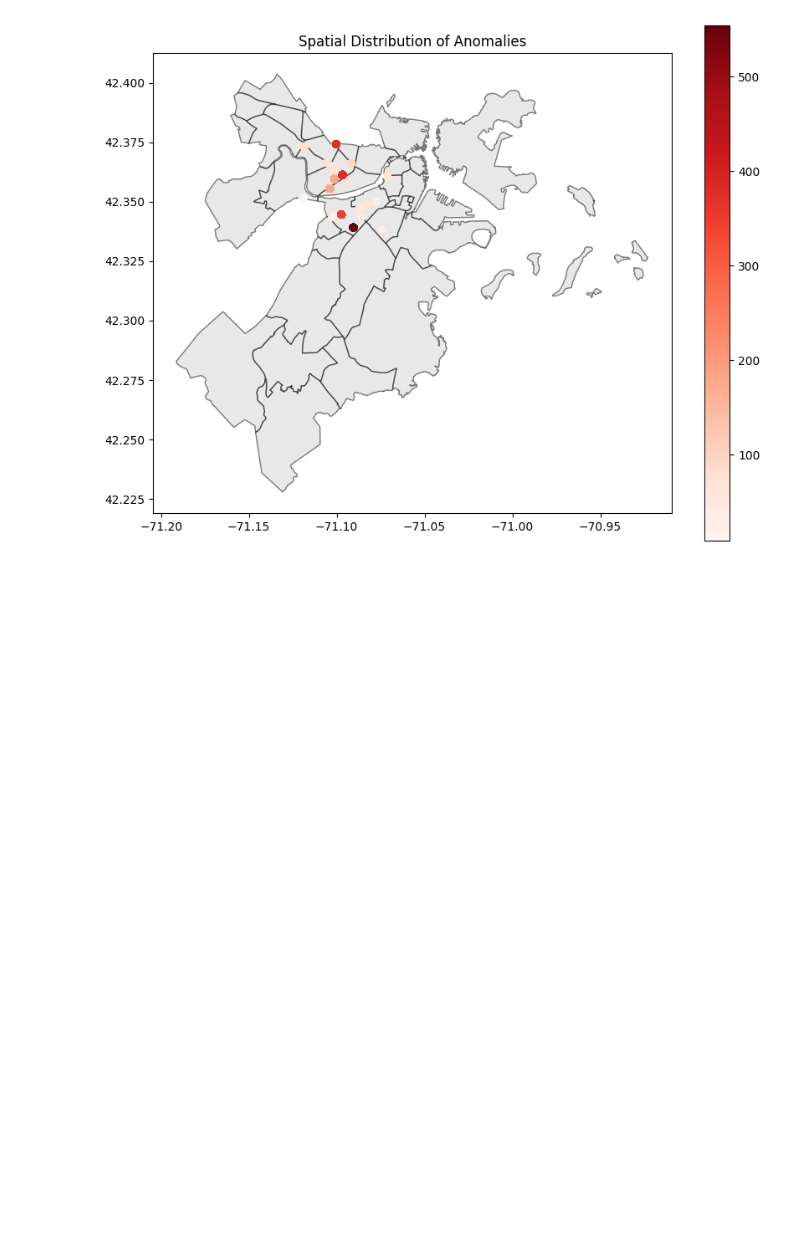
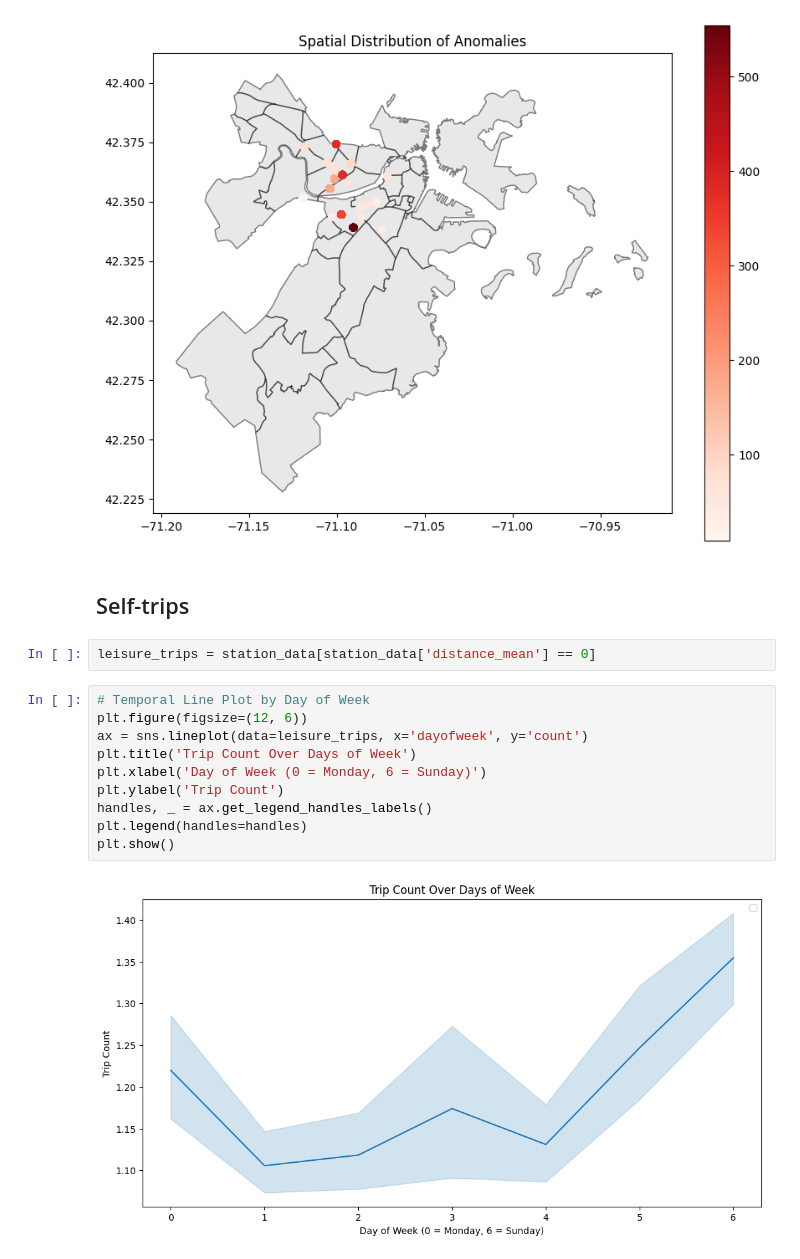
Before and after one commit to elnurisg/anomaly_detection_for_shared_mobility, a Jupyter notebook: station_focus/data_analysis.ipynb, the cells around one changed output. Drawn from its saved outputs; the diff is of its cells as text; blank space fills up the shorter version.

```diff
--- a/station_focus/data_analysis.ipynb
+++ b/station_focus/data_analysis.ipynb
@@ -431,3 +600,19 @@ plt.title('Spatial Distribution of Anomalies')
 plt.show()
 # %% [output]
 [figure]
+# %% [markdown]
+## Self-trips
+# %%
+leisure_trips = station_data[station_data['distance_mean'] == 0]
+# %%
+# Temporal Line Plot by Day of Week
+plt.figure(figsize=(12, 6))
+ax = sns.lineplot(data=leisure_trips, x='dayofweek', y='count')
+plt.title('Trip Count Over Days of Week')
+plt.xlabel('Day of Week (0 = Monday, 6 = Sunday)')
+plt.ylabel('Trip Count')
+handles, _ = ax.get_legend_handles_labels()
+plt.legend(handles=handles)
+plt.show()
+# %% [output]
+[figure, added]
```
Also changed, not shown: parts of 7 cells of this notebook.
